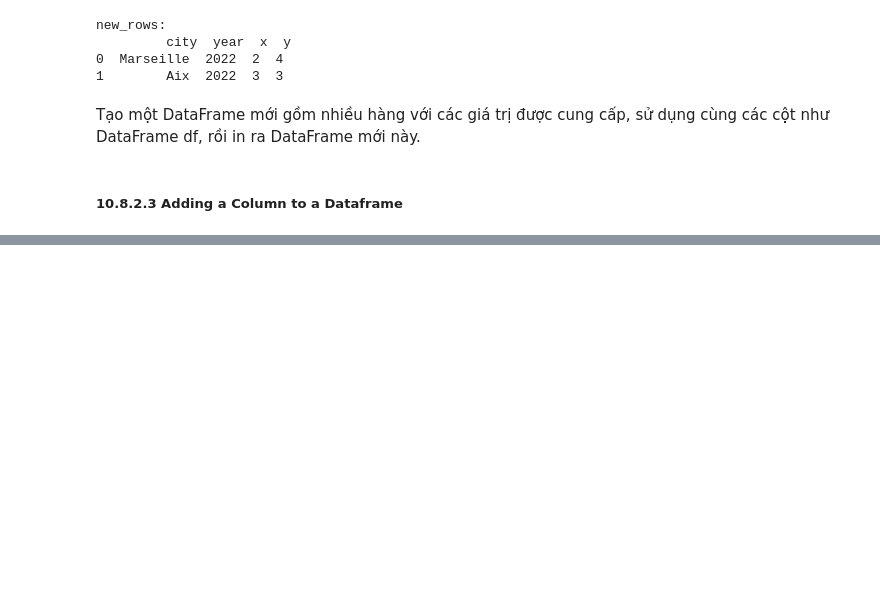
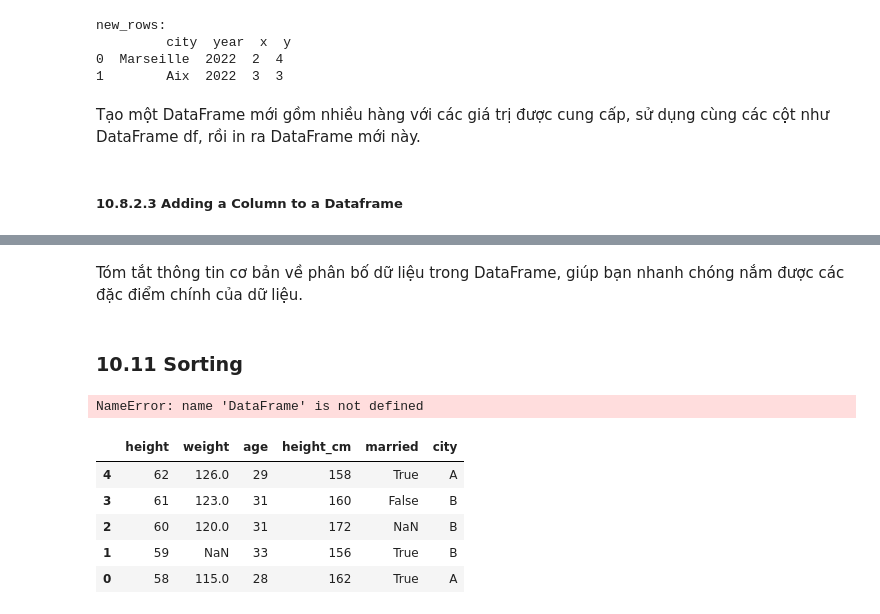
Before and after one commit to baotram19/UEH-KTLT-ECO25, a Jupyter notebook: Python_for_economists/Chapter_10.ipynb, the cells around one changed output, grey strips where cells are left out. Cells and saved outputs as stored; diff of their text form; code cells hidden in the pictures; blank space fills up the shorter version.

```diff
--- a/Python_for_economists/Chapter_10.ipynb
+++ b/Python_for_economists/Chapter_10.ipynb
@@ -1737,0 +1942,28 @@ df:
+# %% [markdown]
+Tóm tắt thông tin cơ bản về phân bố dữ liệu trong DataFrame, giúp bạn nhanh chóng nắm được các đặc điểm chính của dữ liệu.
+# %% [markdown]
+### 10.11 Sorting
+# %%
+DataFrame.sort_values(by, axis=0, ascending=True,
+                      inplace=False, kind="quicksort",
+                      na_position="last")
+# %% [output]
+NameError: name 'DataFrame' is not defined
+# %%
+dict = {"height" : [58, 59, 60, 61, 62],
+        "weight": [115, np.nan, 120, 123, 126],
+        "age": [28, 33, 31, 31, 29],
+        "height_cm": [162, 156, 172, 160, 158],
+        "married": [True, True, np.nan, False, True],
+        "city": ["A", "B", "B", "B", "A"]
+       }
+df = pd.DataFrame(dict)
+# %%
+df.sort_values(by="height", ascending=False)
+# %% [output]
+|  | height | weight | age | height_cm | married | city |
+| 4 | 62 | 126.0 | 29 | 158 | True | A |
+| 3 | 61 | 123.0 | 31 | 160 | False | B |
+| 2 | 60 | 120.0 | 31 | 172 | NaN | B |
+| 1 | 59 | NaN | 33 | 156 | True | B |
+| 0 | 58 | 115.0 | 28 | 162 | True | A |
```
Also changed, not shown: parts of 55 cells of this notebook.
